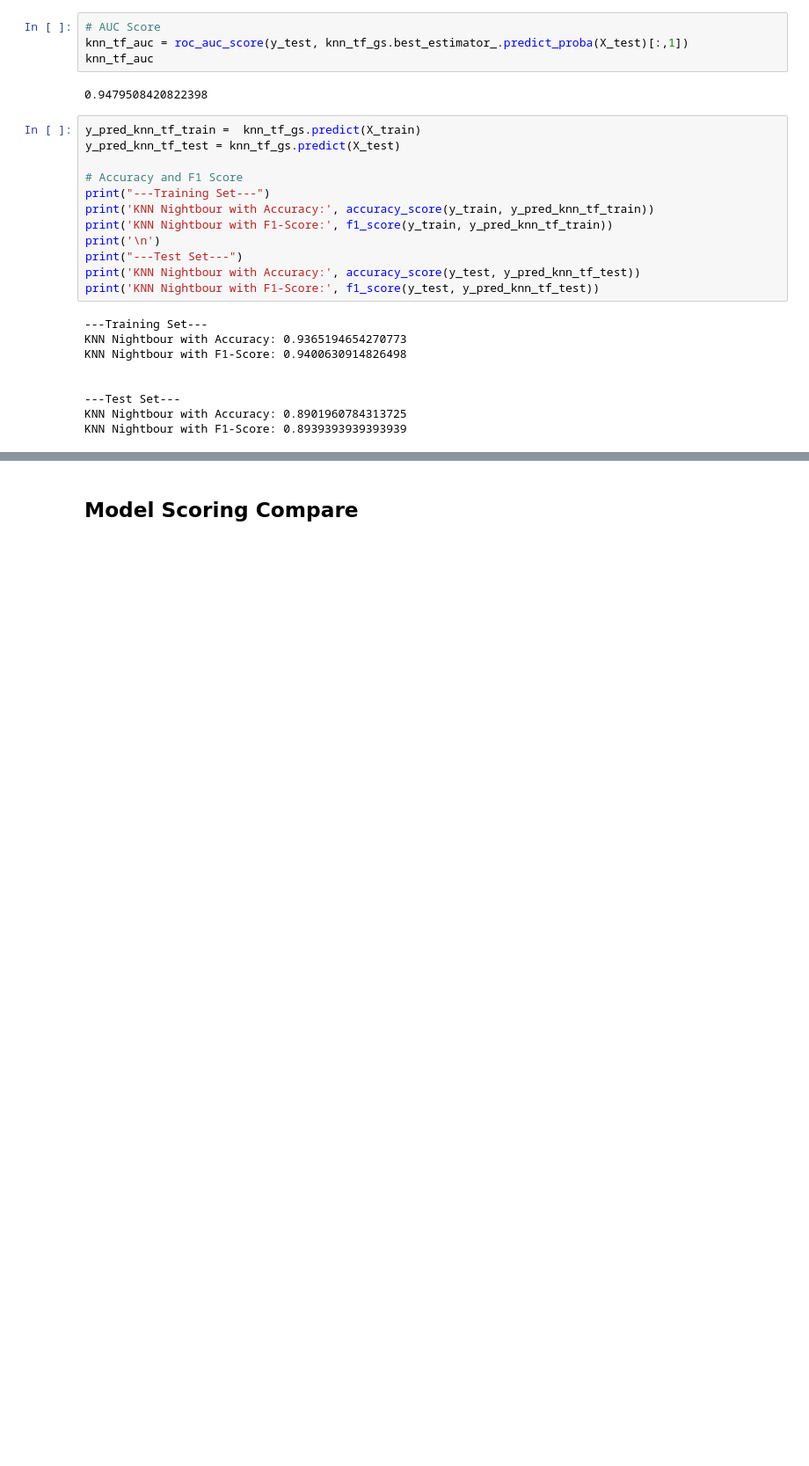
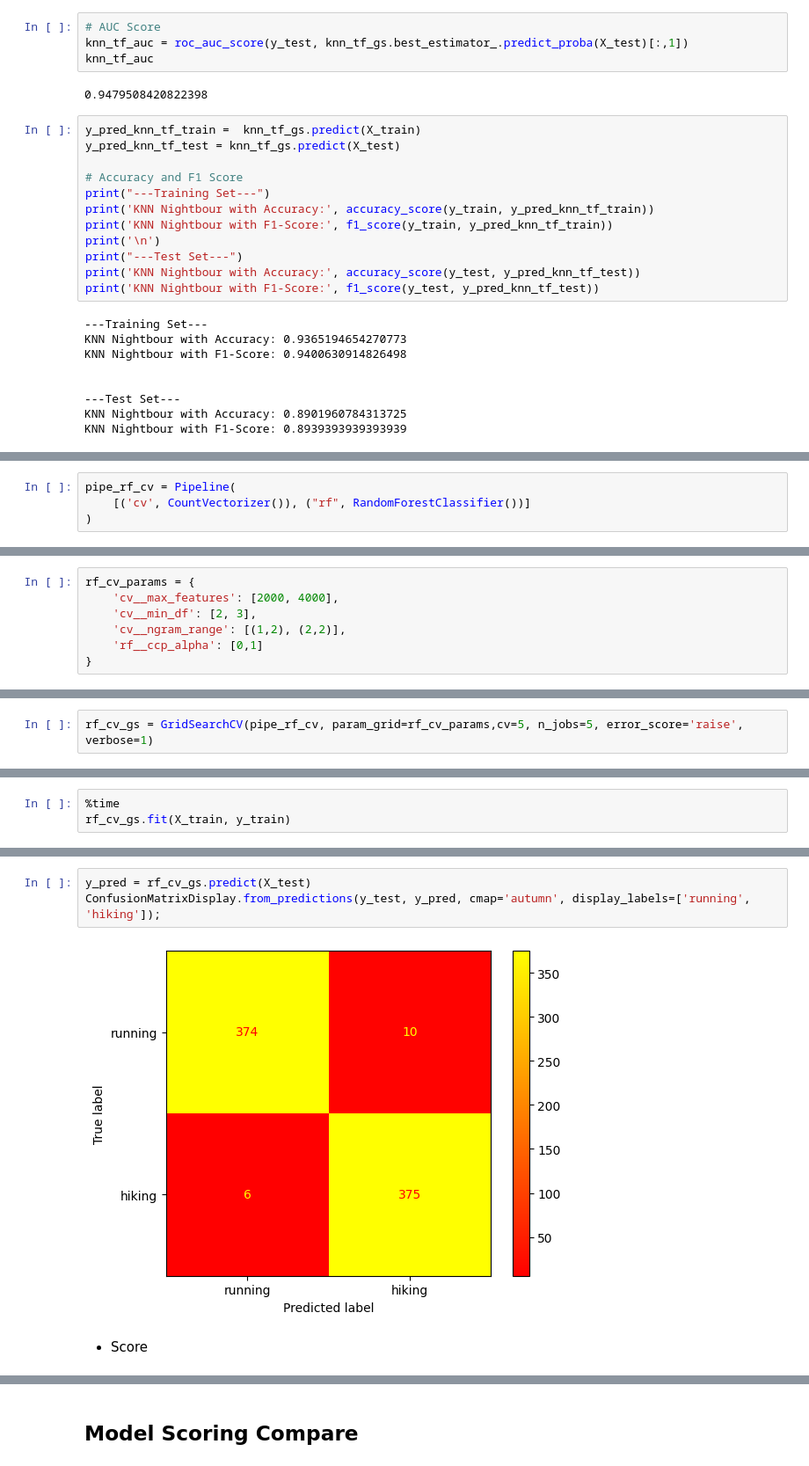
Before and after one commit to feeLife/Project, a Jupyter notebook: Project_3/project_3.ipynb, the cells around one changed output, grey strips where cells are left out. Shown at 88% size. Drawn from its saved outputs; the diff is of its cells as text; blank space fills up the shorter version.

```diff
--- a/Project_3/project_3.ipynb
+++ b/Project_3/project_3.ipynb
@@ -858,0 +864,4 @@ KNN Nightbour with F1-Score: 0.8939393939393939
+# %%
+pipe_rf_cv = Pipeline(
+    [('cv', CountVectorizer()), ("rf", RandomForestClassifier())]
+)
@@ -858,0 +892,7 @@ KNN Nightbour with F1-Score: 0.8939393939393939
+# %%
+rf_cv_params = {
+    'cv__max_features': [2000, 4000],
+    'cv__min_df': [2, 3],
+    'cv__ngram_range': [(1,2), (2,2)],
+    'rf__ccp_alpha': [0,1]
+}
@@ -858,0 +901,2 @@ KNN Nightbour with F1-Score: 0.8939393939393939
+# %%
+rf_cv_gs = GridSearchCV(pipe_rf_cv, param_grid=rf_cv_params,cv=5, n_jobs=5, error_score='raise', verbose=1)
@@ -858,0 +905,3 @@ KNN Nightbour with F1-Score: 0.8939393939393939
+# %%
+%time
+rf_cv_gs.fit(X_train, y_train)
@@ -858,0 +937,7 @@ KNN Nightbour with F1-Score: 0.8939393939393939
+# %%
+y_pred = rf_cv_gs.predict(X_test)
+ConfusionMatrixDisplay.from_predictions(y_test, y_pred, cmap='autumn', display_labels=['running', 'hiking']);
+# %% [output]
+[figure, added]
+# %% [markdown]
+- Score
```
Also changed, not shown: parts of 44 cells of this notebook.
